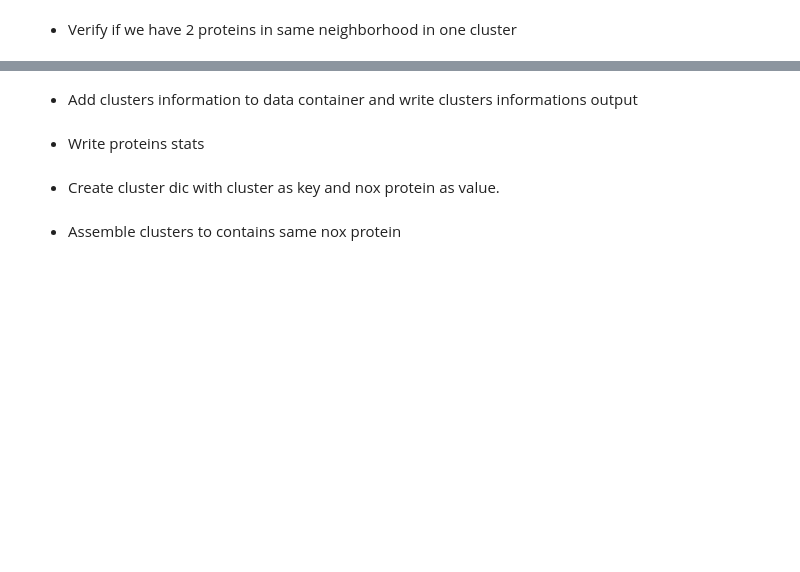
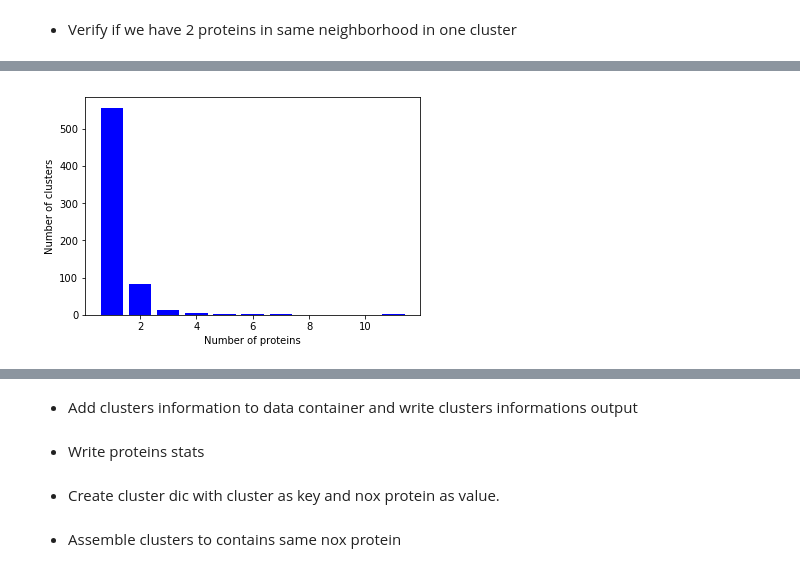
Before and after one commit to MMSB-MOBI/NOX_analysis, a Jupyter notebook: notebook/Neighborhood_analysis.ipynb, the cells around one changed output, grey strips where cells are left out. Drawn from its saved outputs; the diff is of its cells as text; code cells hidden in the pictures; blank space fills up the shorter version.

```diff
--- a/notebook/Neighborhood_analysis.ipynb
+++ b/notebook/Neighborhood_analysis.ipynb
@@ -205,0 +220,7 @@ print(str(c_nosingle)+" cluster contains more than 1 protein.")
+# %%
+dic_nb_cluster={}
+for c in dic_cluster:
+    nb_proteins=len(dic_cluster[c]['seq'])
+    if nb_proteins not in dic_nb_cluster:
+        dic_nb_cluster[nb_proteins]=0
+    dic_nb_cluster[nb_proteins]+=1
@@ -205,0 +231,10 @@ print(str(c_nosingle)+" cluster contains more than 1 protein.")
+# %%
+import matplotlib.pyplot as plt
+x=list(dic_nb_cluster.keys())
+y=list(dic_nb_cluster.values())
+plt.bar(x,y,color="blue")
+plt.ylabel("Number of clusters")
+plt.xlabel("Number of proteins")
+plt.savefig("/Users/chilpert/Work/NOX_visu/neighborhood_distrib_cluster.pdf",format="pdf")
+# %% [output]
+[figure, added]
```
Also changed, not shown: parts of 21 cells of this notebook.
